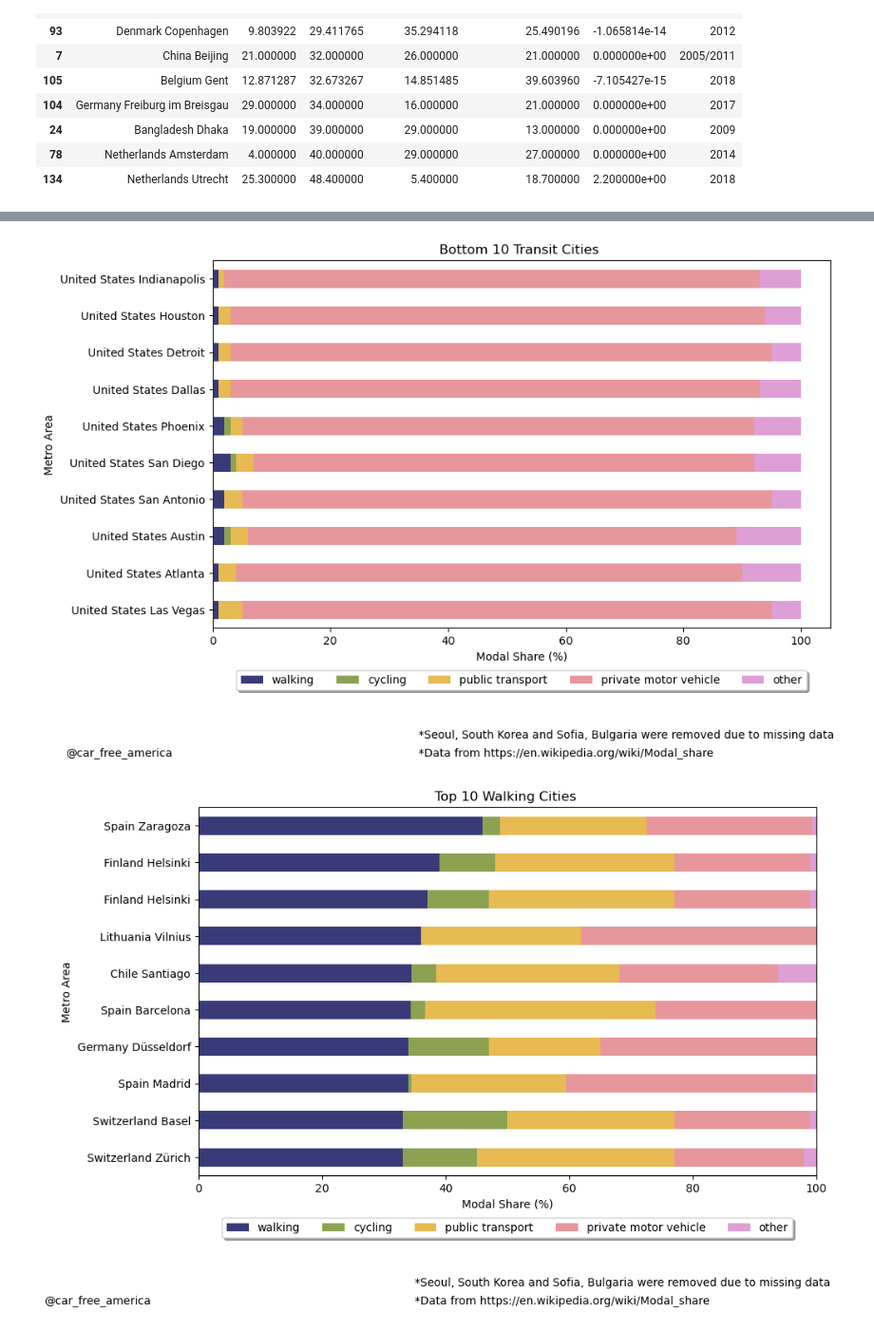
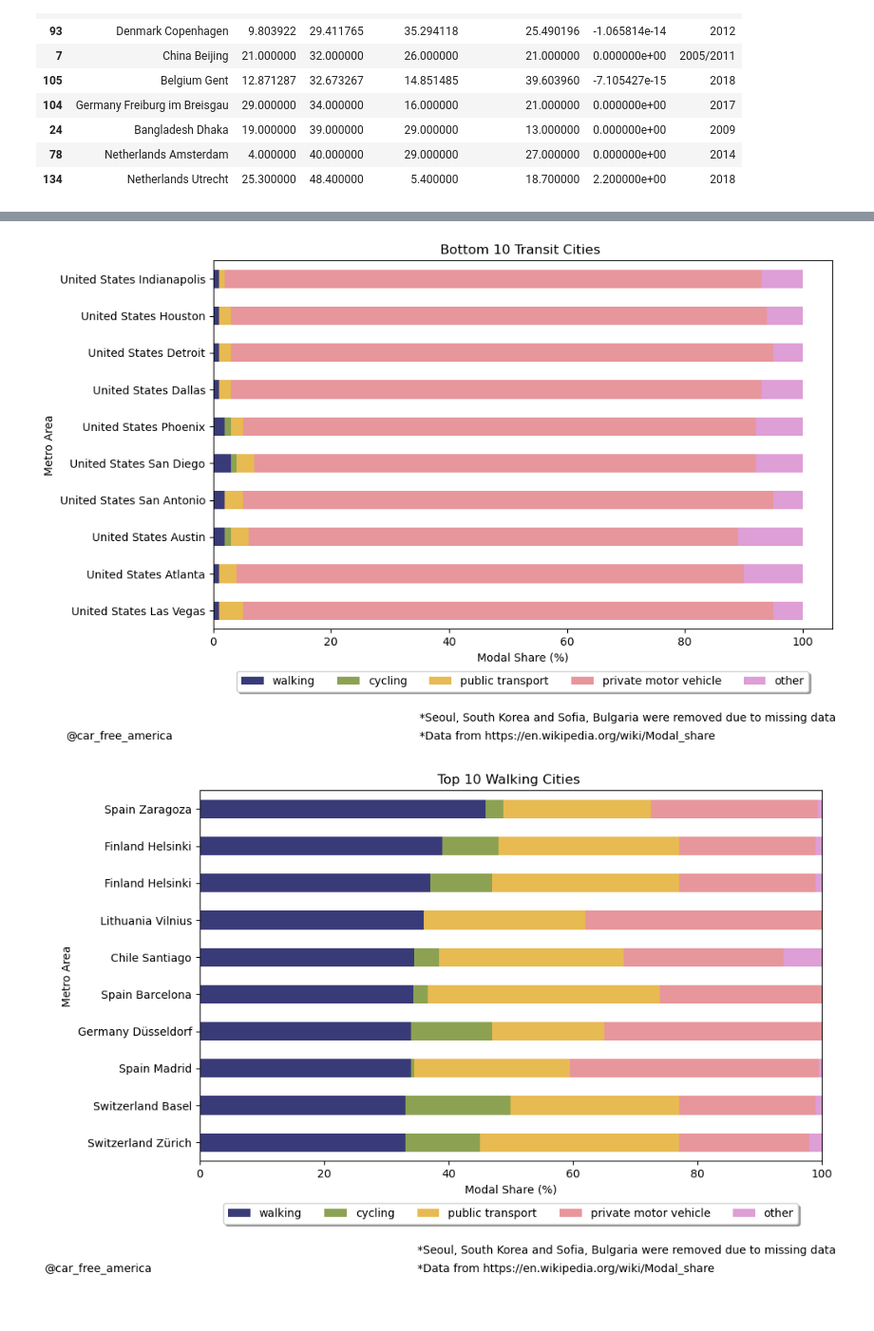
Before and after one commit to 1jinwoo/car_free_america, a Jupyter notebook: modal-share-world.ipynb, the cells around one changed output, grey strips where cells are left out. Shown: that part at 95% size. Cells and saved outputs as stored; diff of their text form; code cells hidden in the pictures.

Commit message:
Move texts a bit

```diff
--- a/modal-share-world.ipynb
+++ b/modal-share-world.ipynb
@@ -319,28 +319,28 @@ plt.title('Bottom 10 Transit Cities ', loc='center')
 plt.legend(loc='upper center', ncol=7, bbox_to_anchor=(0.5, -0.1), fancybox=True, shadow=True)
 plt.ylabel('Metro Area')
 plt.xlabel('Modal Share (%)')
-plt.text(35, -3.5, '*Seoul, South Korea and Sofia, Bulgaria were removed due to missing data')
-plt.text(35, -4, '*Data from https://en.wikipedia.org/wiki/Modal_share')
-plt.text(-25, -4, '@car_free_america')
+plt.text(35, -3, '*Seoul, South Korea and Sofia, Bulgaria were removed due to missing data')
+plt.text(35, -3.5, '*Data from https://en.wikipedia.org/wiki/Modal_share')
+plt.text(-25, -3.5, '@car_free_america')
 plt.show()
 # %% [output]
-[figure, old version]
+[figure, new version]
 # %%
 top10_walking_df.tail(10).plot(x=0,
         kind='barh',
         stacked=True,
         colormap='tab20b',
         figsize=(10, 6))
 plt.title('Top 10 Walking Cities ', loc='center')
 plt.legend(loc='upper center', ncol=7, bbox_to_anchor=(0.5, -0.1), fancybox=True, shadow=True)
 plt.ylabel('Metro Area')
 plt.xlabel('Modal Share (%)')
-plt.text(35, -3.5, '*Seoul, South Korea and Sofia, Bulgaria were removed due to missing data')
-plt.text(35, -4, '*Data from https://en.wikipedia.org/wiki/Modal_share')
-plt.text(-25, -4, '@car_free_america')
+plt.text(35, -3, '*Seoul, South Korea and Sofia, Bulgaria were removed due to missing data')
+plt.text(35, -3.5, '*Data from https://en.wikipedia.org/wiki/Modal_share')
+plt.text(-25, -3.5, '@car_free_america')
 plt.show()
 # %% [output]
-[figure, old version]
+[figure, new version]
 # %%
 top10_walking_df.head(10).loc[::-1].plot(x=0,
         kind='barh',
```
Also changed, not shown: parts of 6 cells of this notebook.
